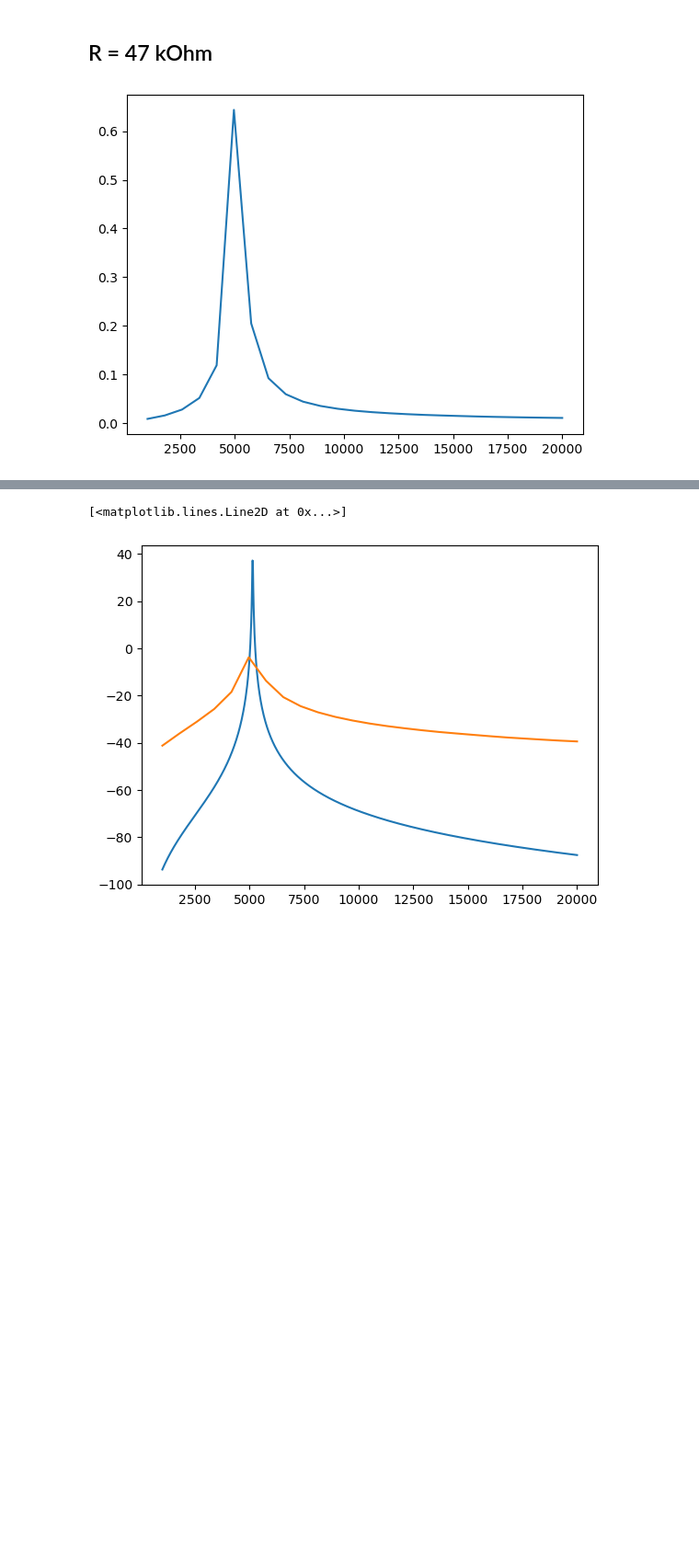
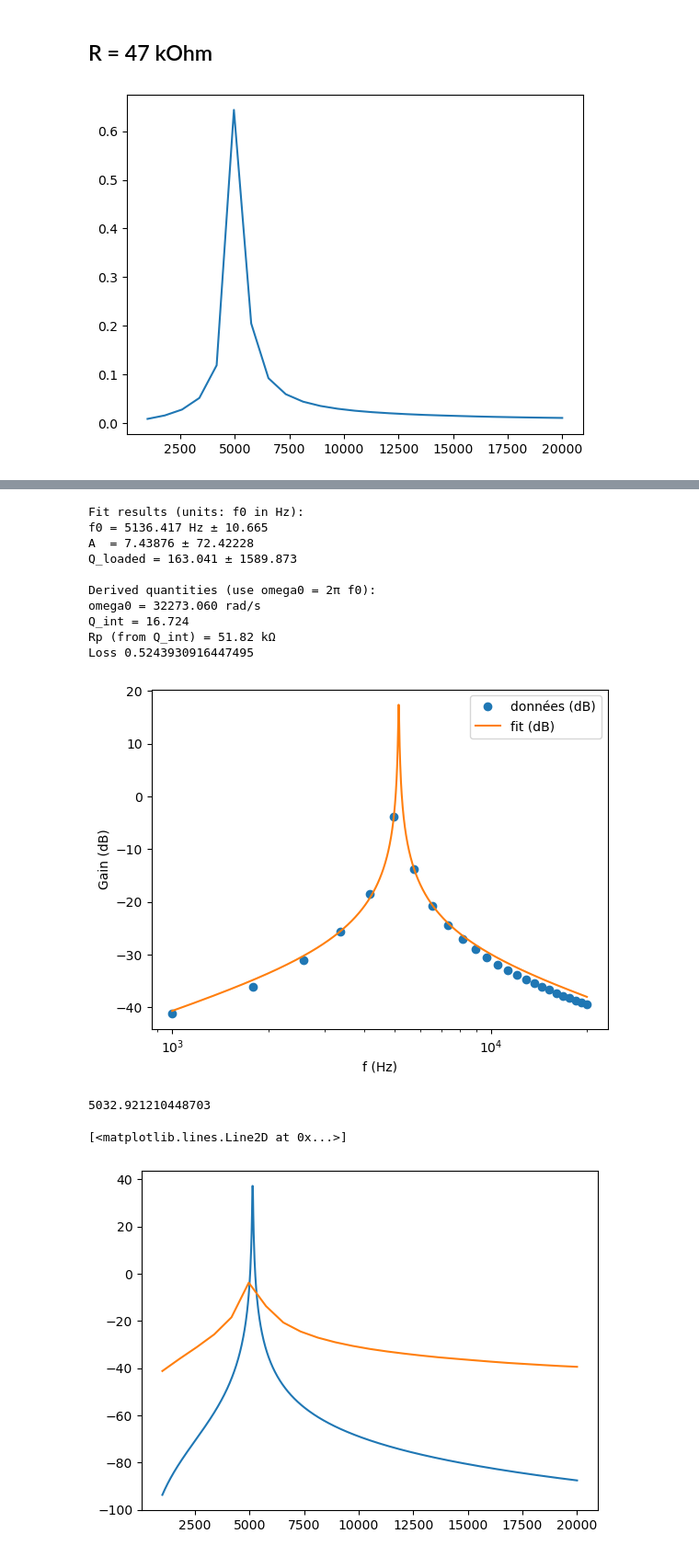
Before and after one commit to delavayan/Experiance-4-Phys-exp, a Jupyter notebook: TP RLC - Camille & Klara.ipynb, the cells around one changed output, grey strips where cells are left out. Shown at 92% size. Cells and saved outputs as stored; diff of their text form; code cells hidden in the pictures; blank space fills up the shorter version.

```diff
--- a/TP RLC - Camille & Klara.ipynb
+++ b/TP RLC - Camille & Klara.ipynb
@@ -64,4 +65,82 @@ Valeur attendue de Quint 15.16833948474098
 [figure]
+# %%
+import numpy as np
+import pandas as pd
+import matplotlib.pyplot as plt
+from scipy.optimize import curve_fit
+
+C = 10e-9  # F
+R = 47
+L = 100e-3
+file = 'Bode_47.csv'
+
+def model(f, f0, A, Q):
+    return A / np.sqrt(1 + Q**2 * (f/f0 - f0/f)**2)
+
+def Qint(Q, R, f0, C=C):
+    omega0 = 2*np.pi*f0
+    Q_ext = R * C * omega0
+    return 1/ (1/Q_loaded - 1/Q_ext)
+
+def Rp(Qint, f0, C=C):
+    omega0 = 2*np.pi*f0
+    return Qint / (C * omega0)
+
+def pertes(Rp, R):
+    return Rp/(R+Rp)
+
+df = pd.read_csv(file)
+freq = df['Frequency [Hz]'].to_numpy()
+gain_db = df[' Amplitude [dB]'].to_numpy()
+amp = 10**(gain_db / 20.0)
+
+p0 = (np.mean(freq), np.max(amp), 50.0)
+bounds = ([0, 0, 1e-1], [np.max(freq)*2, 10.0, 1e4])
+
+popt, pcov = curve_fit(model, freq, amp, p0=p0, bounds=bounds, maxfev=20000)
+f0_fit, A_fit, Q_fit = popt
+perr = np.sqrt(np.diag(pcov))
+
+omega0 = 2*np.pi*f0_fit
+Q_loaded = abs(Q_fit)
+Q_int = abs(Qint(Q_loaded, 47*10**3, f0=f0_fit))
+Rp = Rp(Q_int, f0_fit)
+
+
+print("Fit results (units: f0 in Hz):")
+print(f"f0 = {f0_fit:.3f} Hz ± {perr[0]:.3f}")
+print(f"A  = {A_fit:.5f} ± {perr[1]:.5f}")
+print(f"Q_loaded = {Q_loaded:.3f} ± {perr[2]:.3f}")
+print()
+print("Derived quantities (use omega0 = 2π f0):")
+print(f"omega0 = {omega0:.3f} rad/s")
+print(f"Q_int = {Q_int:.3f}")
+print(f"Rp (from Q_int) = {Rp/1e3:.2f} kΩ")
+print(f"Loss {pertes(Rp/1e3, R)}")
+
+# tracer
+f_fine = np.linspace(np.min(freq), np.max(freq), 2000)
+plt.figure()
+plt.semilogx(freq, gain_db, 'o', label='données (dB)')
+plt.semilogx(f_fine, 20*np.log10(model(f_fine, *popt)), label='fit (dB)')
+plt.xlabel('f (Hz)')
+plt.ylabel('Gain (dB)')
+plt.legend()
+plt.show()
+print(1/np.sqrt(L*C)/(2*np.pi))
+# %% [output]
+Fit results (units: f0 in Hz):
+f0 = 5136.417 Hz ± 10.665
+A  = 7.43876 ± 72.42228
+Q_loaded = 163.041 ± 1589.873
+
+Derived quantities (use omega0 = 2π f0):
+omega0 = 32273.060 rad/s
+Q_int = 16.724
+Rp (from Q_int) = 51.82 kΩ
+Loss 0.5243930916447495
+[figure, added]
+5032.921210448703
 # %%
 G_fit = 20*np.log(model(freq_np, *popt))
 G_brut = gain
```
Also changed, not shown: parts of 16 cells of this notebook, 3 other files.
